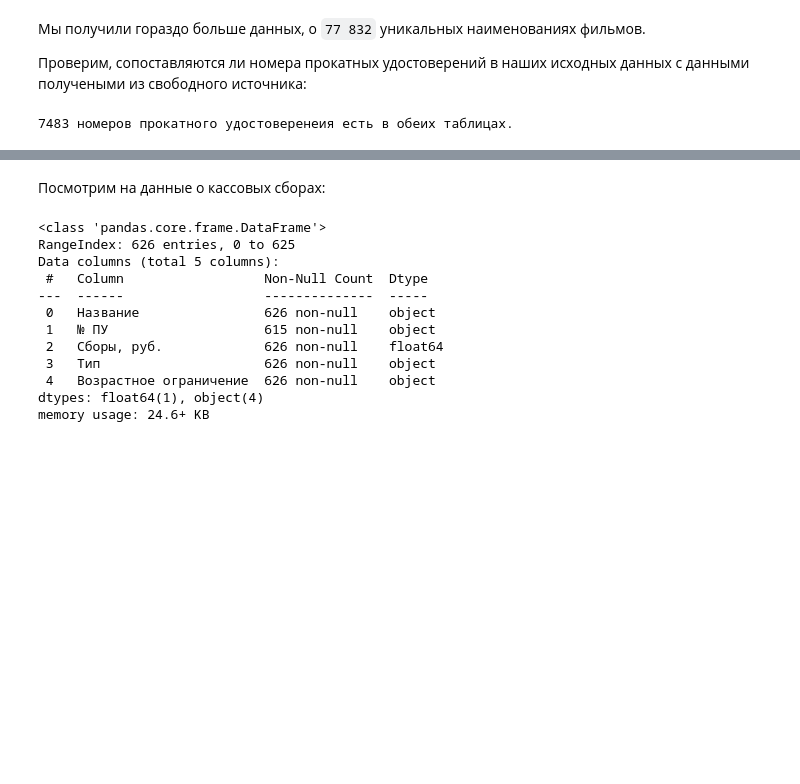
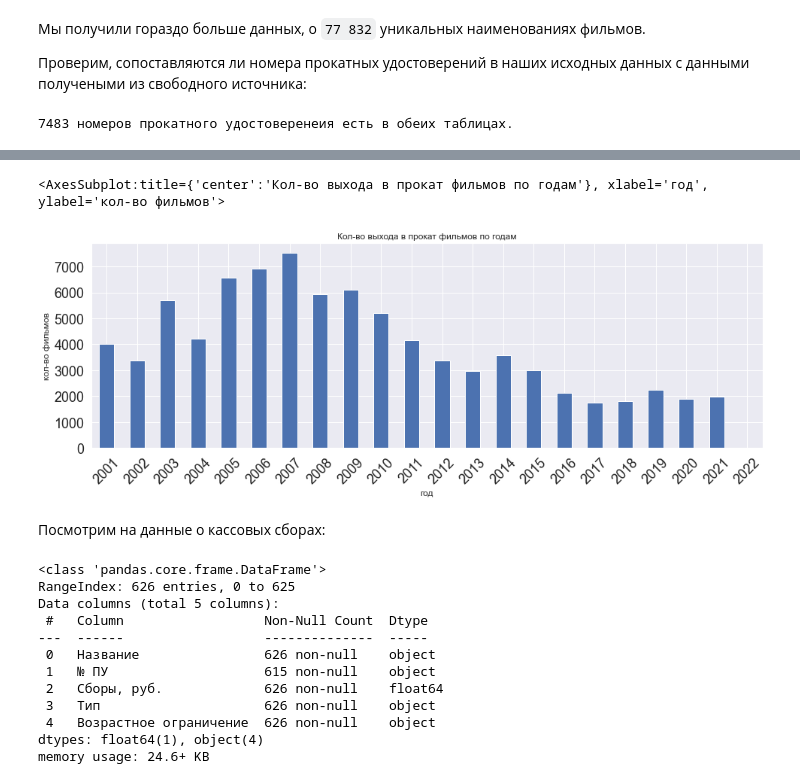
Before and after one commit to sqrt495/Y-datastudio, a Jupyter notebook: cinema_notebook_Sergei_Korneev.ipynb, the cells around one changed output, grey strips where cells are left out. Drawn from its saved outputs; the diff is of its cells as text; code cells hidden in the pictures; blank space fills up the shorter version.

```diff
--- a/cinema_notebook_Sergei_Korneev.ipynb
+++ b/cinema_notebook_Sergei_Korneev.ipynb
@@ -1145,0 +1204,6 @@ Name: Год производства, dtype: int64
+# %%
+mkrf_true_pNum_with_show_start_date = mkrf_true_pNum[~mkrf_true_pNum['show_start_date'].isna()]
+# %%
+mkrf_true_pNum_with_show_start_date['show_start_year'] = pd.to_datetime(mkrf_true_pNum_with_show_start_date['show_start_date']).dt.tz_localize(None).dt.year
+mkrf_true_pNum_with_show_start_date['show_start_month'] = pd.to_datetime(mkrf_true_pNum_with_show_start_date['show_start_date']).dt.tz_localize(None).dt. month
+mkrf_true_pNum_with_show_start_date['show_start_date'] = pd.to_datetime(mkrf_true_pNum_with_show_start_date['show_start_date']).dt.tz_localize(None).dt.date
@@ -1146,3 +1226,15 @@ Name: Год производства, dtype: int64
+# %%
+mkrf_for_plot = mkrf_true_pNum_with_show_start_date[mkrf_true_pNum_with_show_start_date['show_start_year'] > 2000]
+mkrf_for_plot.groupby(mkrf_for_plot['show_start_year'])['mkrf_pNum'].count().plot(kind="bar",
+                                                                    fontsize = 18,
+                                                                    figsize=(16, 5),
+                                                                    xlabel='год',
+                                                                    ylabel='кол-во фильмов',
+                                                                    title='Кол-во выхода в прокат фильмов по годам',
+                                                                    rot = 45)
+# %% [output]
+<AxesSubplot:title={'center':'Кол-во выхода в прокат фильмов по годам'}, xlabel='год', ylabel='кол-во фильмов'>
+[figure, added]
 # %% [markdown]
 Посмотрим на данные о кассовых сборах:
 # %%
```
Also changed, not shown: parts of 48 cells of this notebook.
